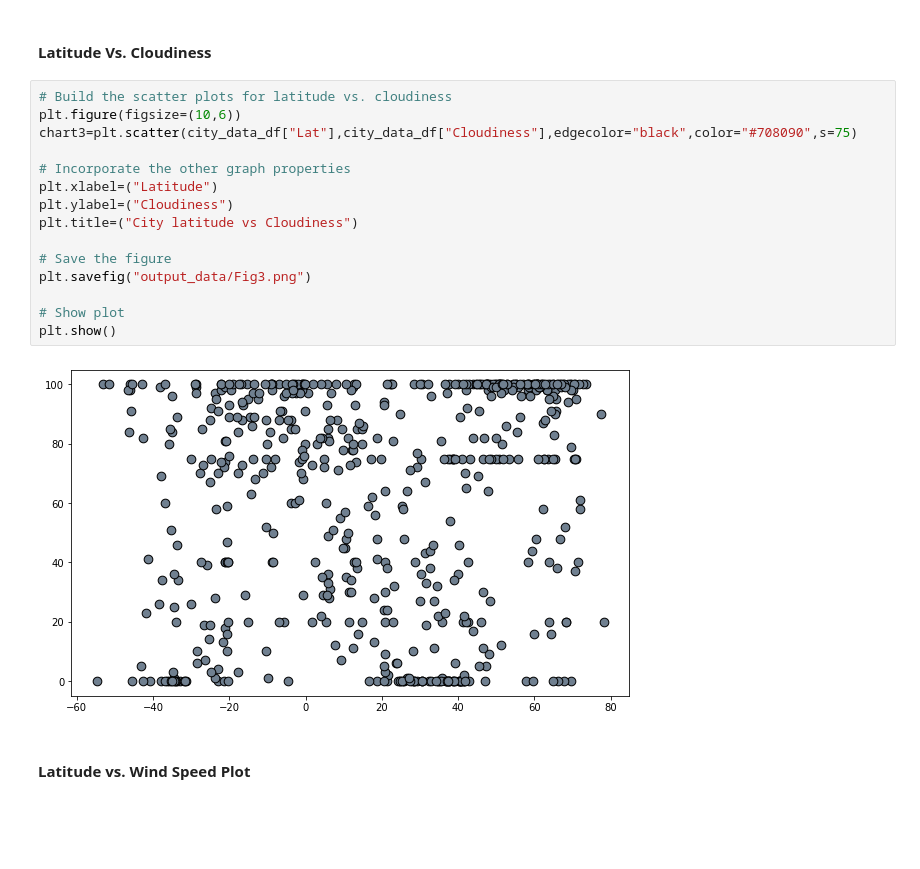
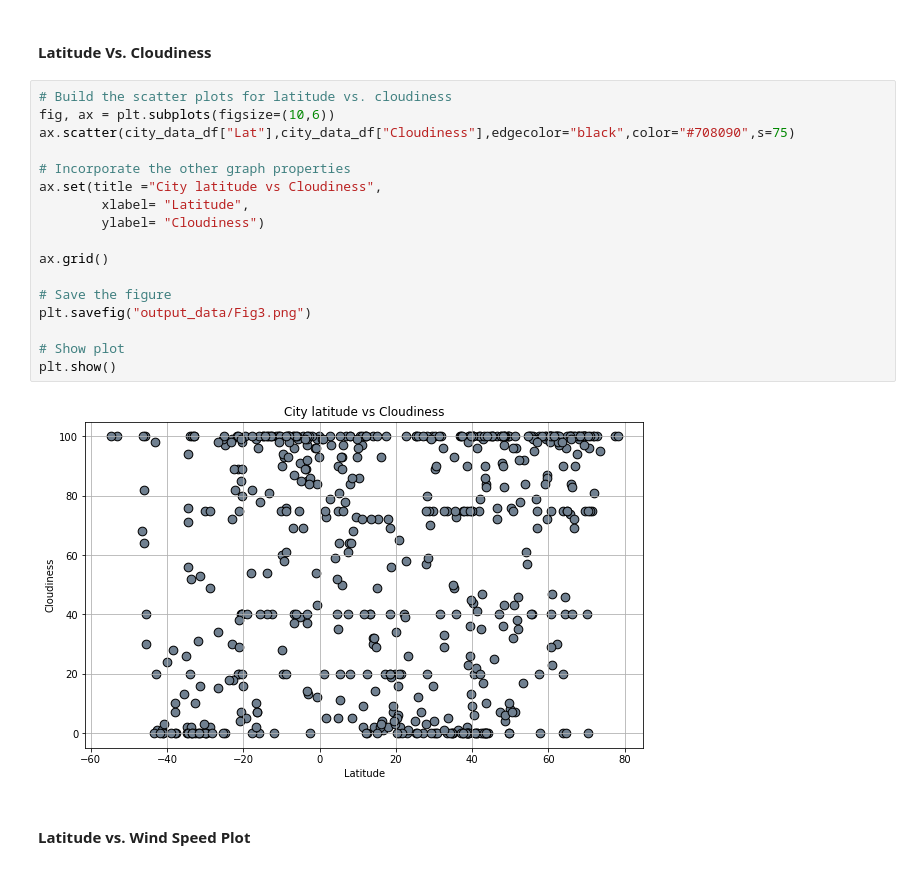
Before and after one commit to mgac96/python-api-challenge, a Jupyter notebook: WeatherPy/Starter_Code/starter_code/WeatherPy.ipynb, the cells around one changed output. Saved outputs shown, nothing was run; the diff lists cells and outputs as text; blank space fills up the shorter version.

```diff
--- a/WeatherPy/Starter_Code/starter_code/WeatherPy.ipynb
+++ b/WeatherPy/Starter_Code/starter_code/WeatherPy.ipynb
@@ -228,21 +227,23 @@ TypeError: 'str' object is not callable
 #### Latitude Vs. Cloudiness
 # %%
 # Build the scatter plots for latitude vs. cloudiness
-plt.figure(figsize=(10,6))
-chart3=plt.scatter(city_data_df["Lat"],city_data_df["Cloudiness"],edgecolor="black",color="#708090",s=75)
+fig, ax = plt.subplots(figsize=(10,6))
+ax.scatter(city_data_df["Lat"],city_data_df["Cloudiness"],edgecolor="black",color="#708090",s=75)
 
 # Incorporate the other graph properties
-plt.xlabel=("Latitude")
-plt.ylabel=("Cloudiness")
-plt.title=("City latitude vs Cloudiness")
+ax.set(title ="City latitude vs Cloudiness",
+        xlabel= "Latitude",
+        ylabel= "Cloudiness")
+
+ax.grid()
 
 # Save the figure
 plt.savefig("output_data/Fig3.png")
 
 # Show plot
 plt.show()
 # %% [output]
-[figure, old version]
+[figure, new version]
 # %% [markdown]
 #### Latitude vs. Wind Speed Plot
 # %%
```
Also changed, not shown: parts of 26 cells of this notebook, 14 other files.
